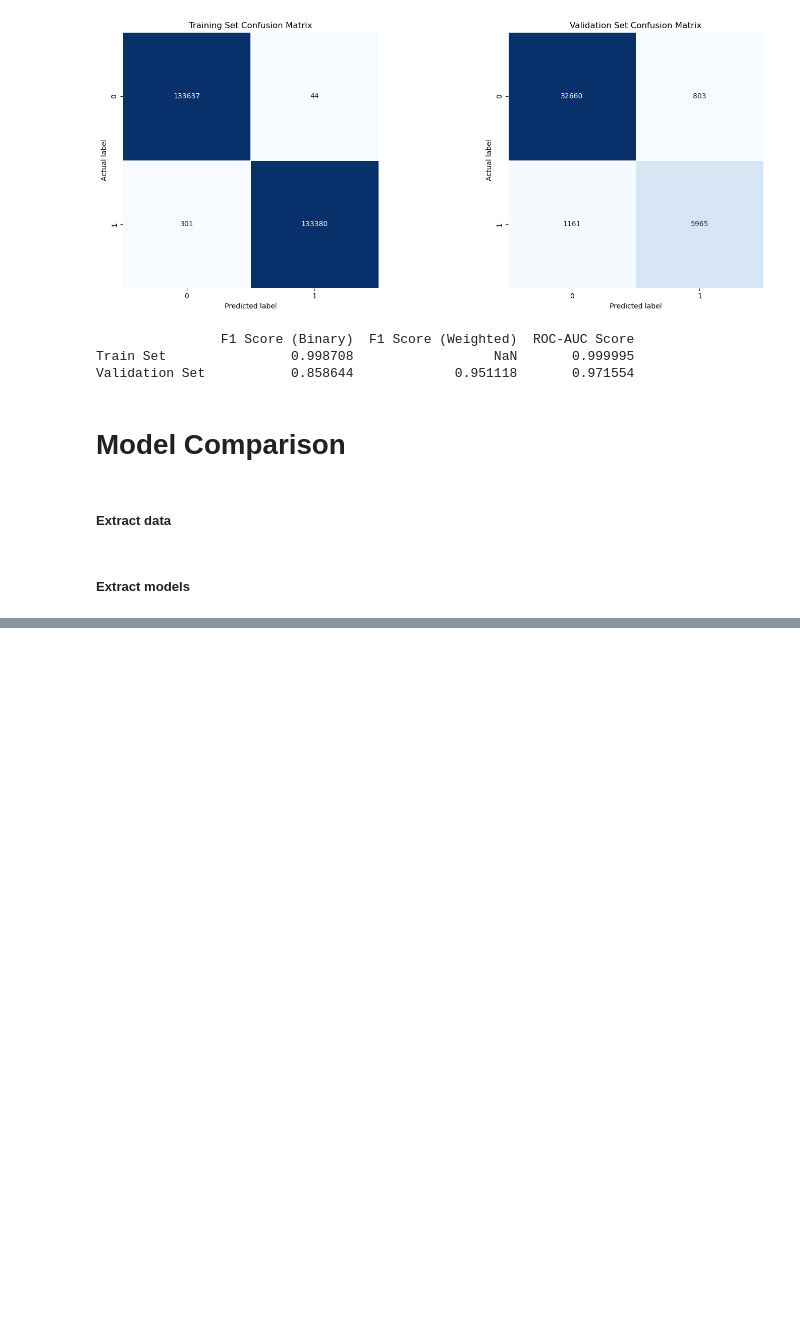
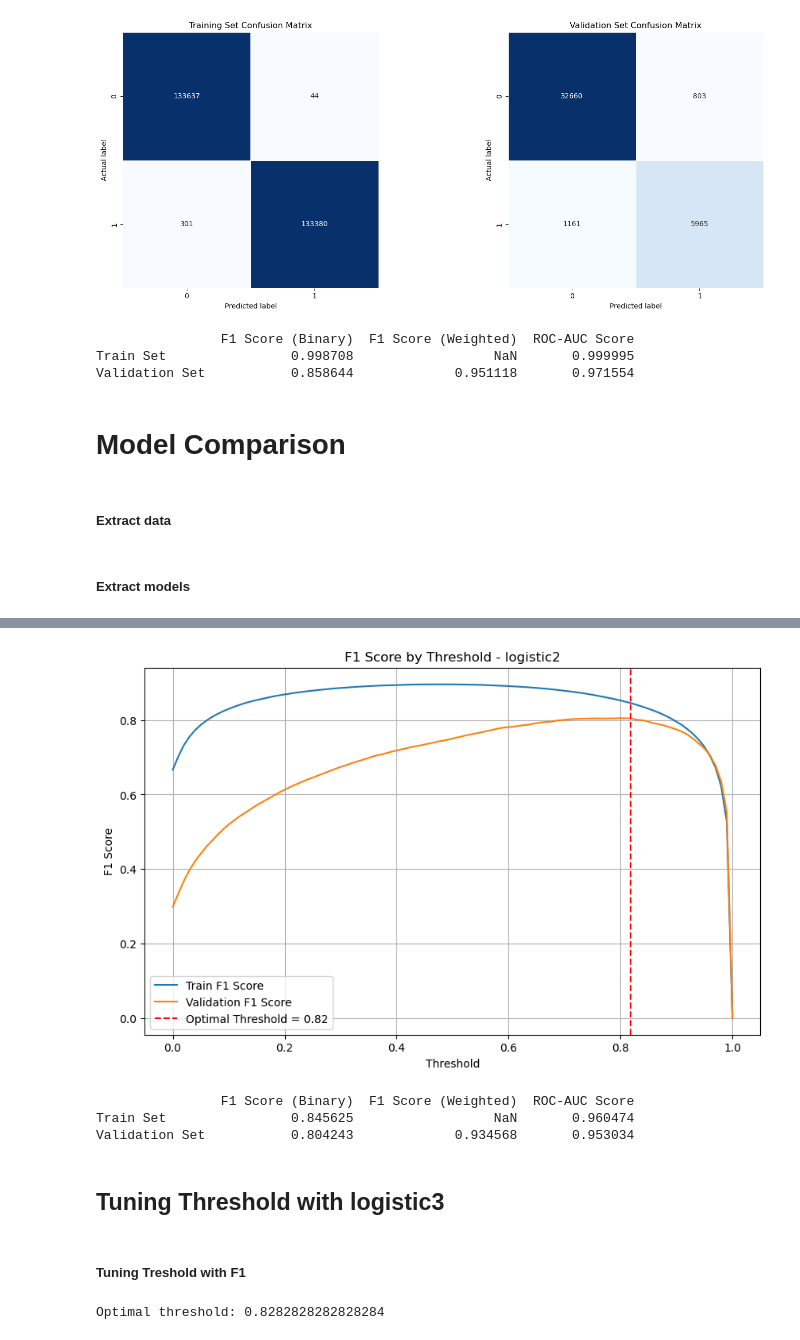
Before and after one commit to kaito274/COSC2753---Assignment1, a Jupyter notebook: main.ipynb, the cells around one changed output, grey strips where cells are left out. Drawn from its saved outputs; the diff is of its cells as text; code cells hidden in the pictures; blank space fills up the shorter version.

```diff
--- a/main.ipynb
+++ b/main.ipynb
@@ -1851,0 +1289,3 @@ ValueError: X has 13 features, but LogisticRegression is expecting 105 features
+# %%
+# Extract model
+logistic2 = load('./models/grid_logreg2.joblib')
@@ -1851,0 +1302,4 @@ ValueError: X has 13 features, but LogisticRegression is expecting 105 features
+# %%
+# Predict probabilities of logsitic2
+train_probs_logreg2 = logistic2.predict_proba(train_X_poly2)[:, 1] # Probabilities
+val_probs_logreg2 = logistic2.predict_proba(val_X_poly2)[:, 1] # Probabilities
@@ -1851,0 +1313,10 @@ ValueError: X has 13 features, but LogisticRegression is expecting 105 features
+# %%
+import matplotlib.pyplot as plt
+label_train = 'Train F1 Score'
+label_val = 'Validation F1 Score'
+title = 'F1 Score by Threshold - logistic2'
+y_label = 'F1 Score'
+
+plot_tuning_with_optimal_threshold(label_train, label_val, title, y_label, train_f1_scores, val_f1_scores, optimal_threshold)
+# %% [output]
+[figure, added]
@@ -1851,0 +1327,8 @@ ValueError: X has 13 features, but LogisticRegression is expecting 105 features
+# %%
+get_performance(train_Y, train_tune_pred_logreg2, train_probs_logreg2, val_Y, val_tune_pred_logreg2, val_probs_logreg2)
+# %% [output]
+                F1 Score (Binary)  F1 Score (Weighted)  ROC-AUC Score
+Train Set                0.845625                  NaN       0.960474
+Validation Set           0.804243             0.934568       0.953034
+# %% [markdown]
+## Tuning Threshold with logistic3
@@ -1851,0 +1352,7 @@ ValueError: X has 13 features, but LogisticRegression is expecting 105 features
+# %% [markdown]
+##### Tuning Treshold with F1
+# %%
+train_f1_scores, val_f1_scores, optimal_threshold = threshold_tuning_with_f1(train_probs_logreg3, val_probs_logreg3, train_Y, val_Y)
+optimal_threshold_list.append((logistic3, optimal_threshold, 'logistic3'))
+# %% [output]
+Optimal threshold: 0.8282828282828284
```
Also changed, not shown: parts of 151 cells of this notebook, 3 other files.
